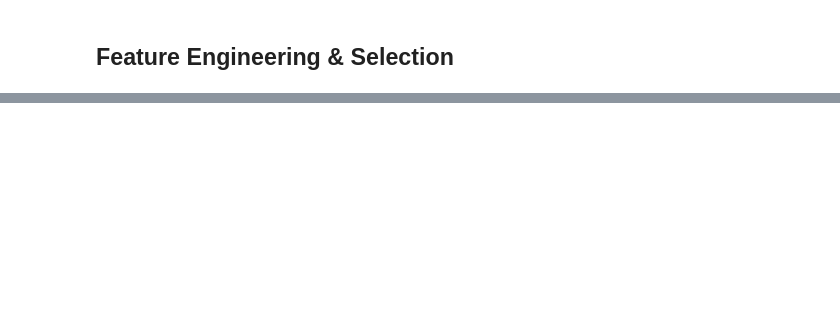
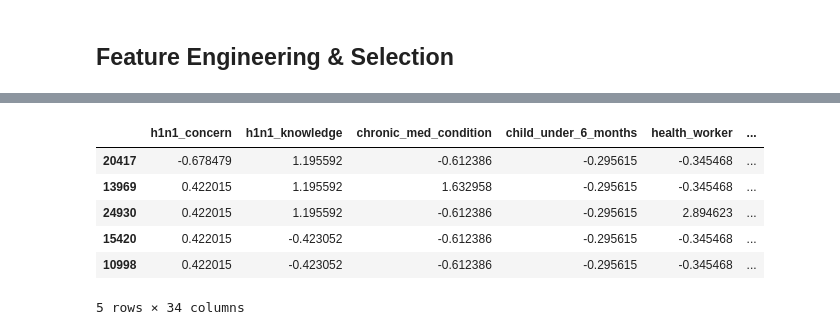
Before and after one commit to patsi-dev/Phase-3-Project, a Jupyter notebook: index.ipynb, the cells around one changed output, grey strips where cells are left out. Cells and saved outputs as stored; diff of their text form; code cells hidden in the pictures; blank space fills up the shorter version.

```diff
--- a/index.ipynb
+++ b/index.ipynb
@@ -544,0 +725,5 @@ print("First 10 feature names:", list(X.columns)[:10])
+# %%
+# Created DataFrames for easier inspection
+X_train_processed_df = pd.DataFrame(X_train_processed, columns=all_feature_names, index=X_train.index)
+X_test_processed_df = pd.DataFrame(X_test_processed, columns=all_feature_names, index=X_test.index)
+X_train_processed_df.info()
@@ -544,0 +748,10 @@ print("First 10 feature names:", list(X.columns)[:10])
+# %%
+X_train_processed_df.head()
+# %% [output]
+|  | h1n1_concern | h1n1_knowledge | chronic_med_condition | child_under_6_months | health_worker | ... |
+| 20417 | -0.678479 | 1.195592 | -0.612386 | -0.295615 | -0.345468 | ... |
+| 13969 | 0.422015 | 1.195592 | 1.632958 | -0.295615 | -0.345468 | ... |
+| 24930 | 0.422015 | 1.195592 | -0.612386 | -0.295615 | 2.894623 | ... |
+| 15420 | 0.422015 | -0.423052 | -0.612386 | -0.295615 | -0.345468 | ... |
+| 10998 | 0.422015 | -0.423052 | -0.612386 | -0.295615 | -0.345468 | ... |
+5 rows × 34 columns
```
Also changed, not shown: parts of 40 cells of this notebook.
